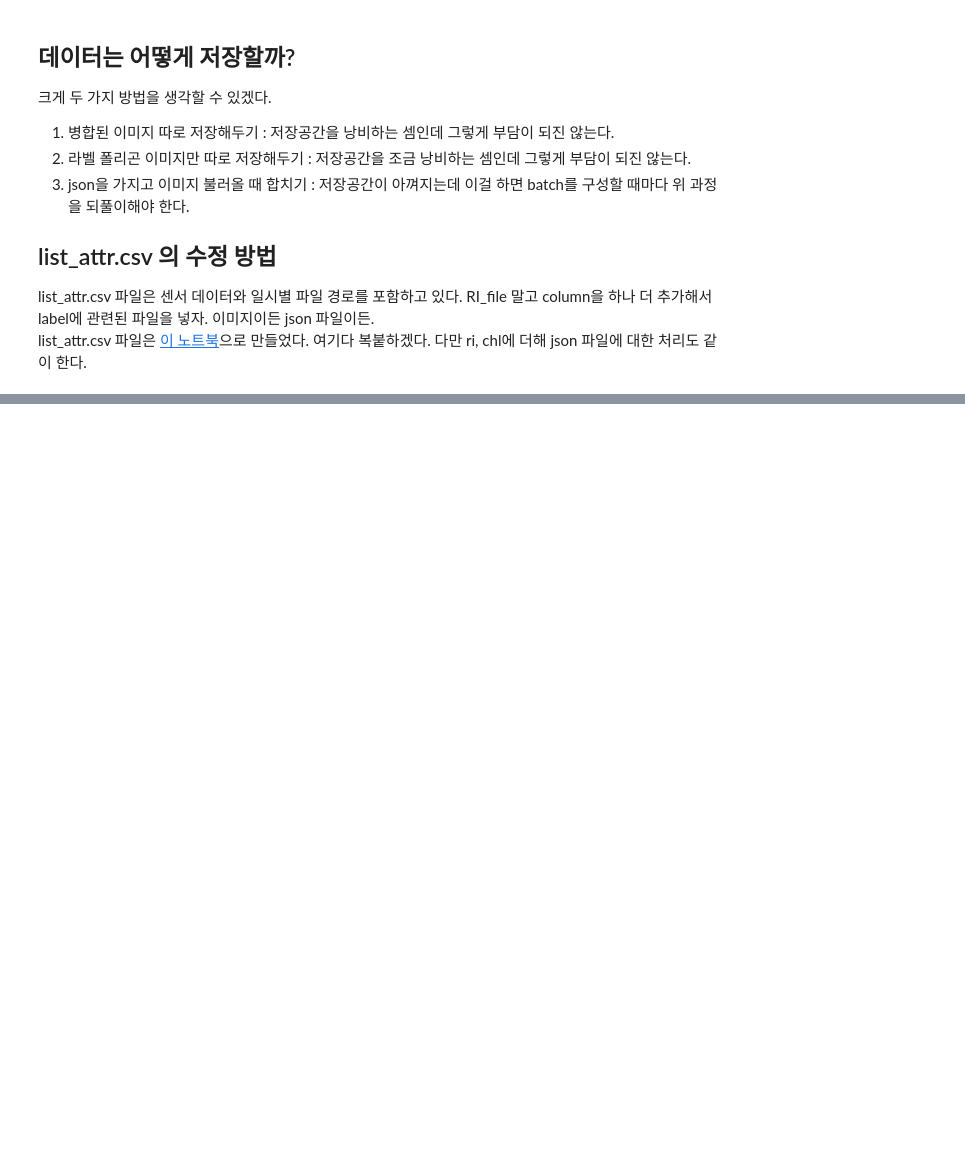
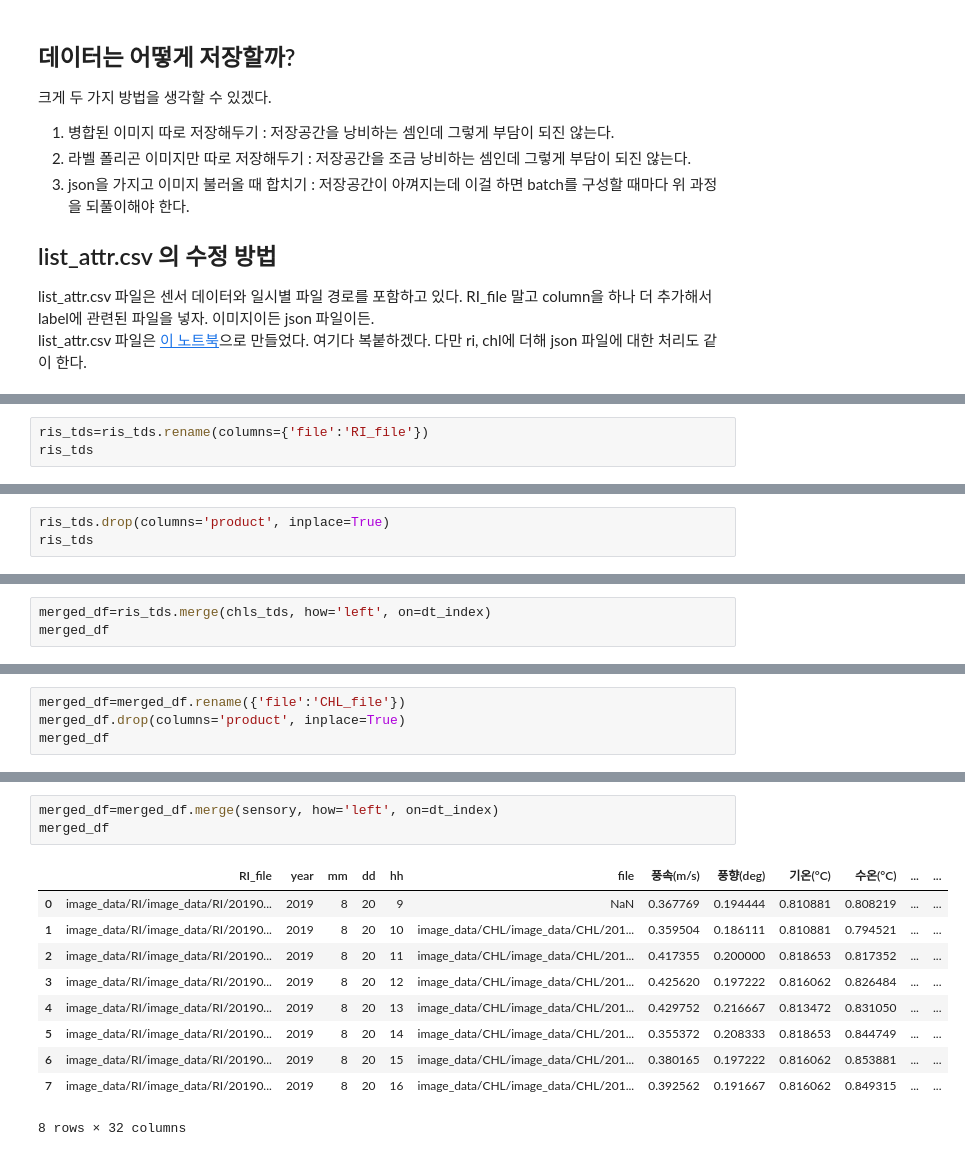
Before and after one commit to chhyyi/rz_cvae, a Jupyter notebook: img_load_test.ipynb, the cells around one changed output, grey strips where cells are left out. Saved outputs shown, nothing was run; the diff lists cells and outputs as text; blank space fills up the shorter version.

```diff
--- a/img_load_test.ipynb
+++ b/img_load_test.ipynb
@@ -359,0 +442,3 @@ sensory
+# %%
+ris_tds=ris_tds.rename(columns={'file':'RI_file'})
+ris_tds
@@ -359,0 +455,3 @@ sensory
+# %%
+ris_tds.drop(columns='product', inplace=True)
+ris_tds
@@ -359,0 +468,3 @@ sensory
+# %%
+merged_df=ris_tds.merge(chls_tds, how='left', on=dt_index)
+merged_df
@@ -359,0 +481,4 @@ sensory
+# %%
+merged_df=merged_df.rename({'file':'CHL_file'})
+merged_df.drop(columns='product', inplace=True)
+merged_df
@@ -359,0 +495,14 @@ sensory
+# %%
+merged_df=merged_df.merge(sensory, how='left', on=dt_index)
+merged_df
+# %% [output]
+|  | RI_file | year | mm | dd | hh | file | 풍속(m/s) | 풍향(deg) | 기온(°C) | 수온(°C) | ... | ... |
+| 0 | image_data/RI/image_data/RI/20190... | 2019 | 8 | 20 | 9 | NaN | 0.367769 | 0.194444 | 0.810881 | 0.808219 | ... | ... |
+| 1 | image_data/RI/image_data/RI/20190... | 2019 | 8 | 20 | 10 | image_data/CHL/image_data/CHL/201... | 0.359504 | 0.186111 | 0.810881 | 0.794521 | ... | ... |
+| 2 | image_data/RI/image_data/RI/20190... | 2019 | 8 | 20 | 11 | image_data/CHL/image_data/CHL/201... | 0.417355 | 0.200000 | 0.818653 | 0.817352 | ... | ... |
+| 3 | image_data/RI/image_data/RI/20190... | 2019 | 8 | 20 | 12 | image_data/CHL/image_data/CHL/201... | 0.425620 | 0.197222 | 0.816062 | 0.826484 | ... | ... |
+| 4 | image_data/RI/image_data/RI/20190... | 2019 | 8 | 20 | 13 | image_data/CHL/image_data/CHL/201... | 0.429752 | 0.216667 | 0.813472 | 0.831050 | ... | ... |
+| 5 | image_data/RI/image_data/RI/20190... | 2019 | 8 | 20 | 14 | image_data/CHL/image_data/CHL/201... | 0.355372 | 0.208333 | 0.818653 | 0.844749 | ... | ... |
+| 6 | image_data/RI/image_data/RI/20190... | 2019 | 8 | 20 | 15 | image_data/CHL/image_data/CHL/201... | 0.380165 | 0.197222 | 0.816062 | 0.853881 | ... | ... |
+| 7 | image_data/RI/image_data/RI/20190... | 2019 | 8 | 20 | 16 | image_data/CHL/image_data/CHL/201... | 0.392562 | 0.191667 | 0.816062 | 0.849315 | ... | ... |
+8 rows × 32 columns
```
Also changed, not shown: parts of 40 cells of this notebook.
